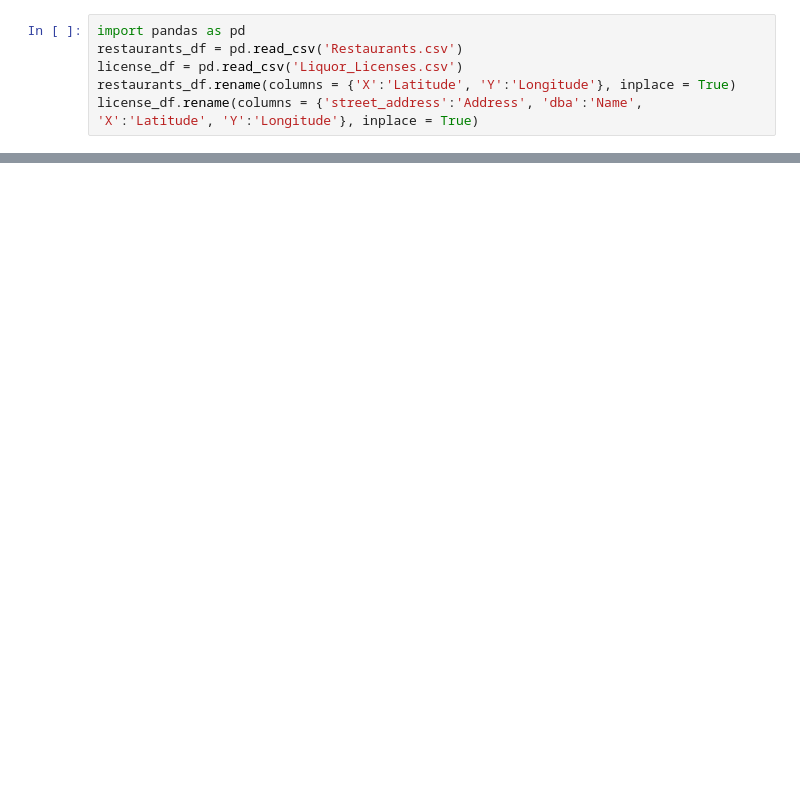
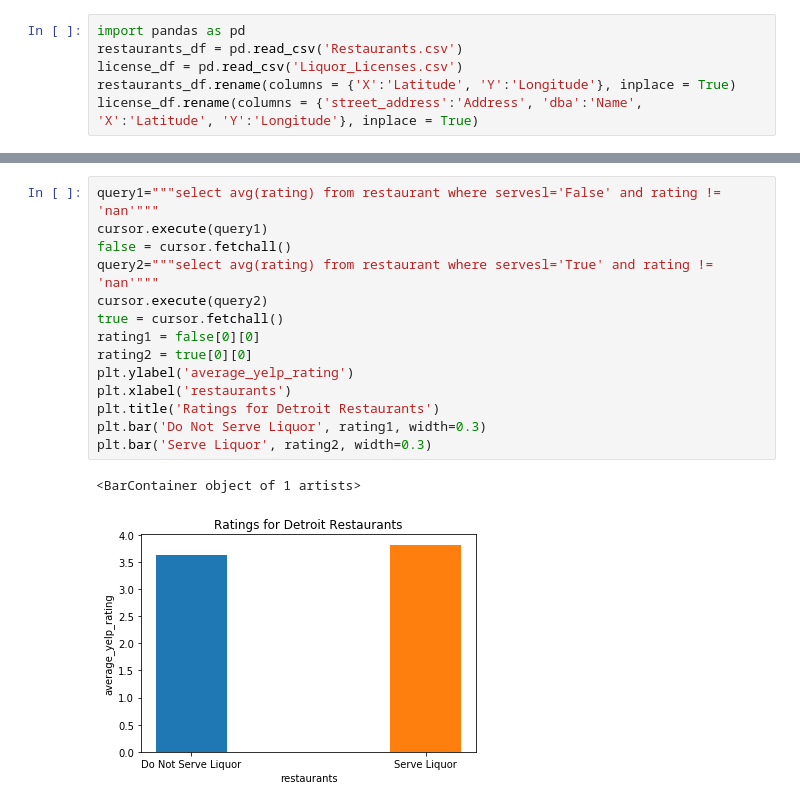
Before and after one commit to wijj/si330-project, a Jupyter notebook: FINAL.ipynb, the cells around one changed output, grey strips where cells are left out. Cells and saved outputs as stored; diff of their text form; blank space fills up the shorter version.

```diff
--- a/FINAL.ipynb
+++ b/FINAL.ipynb
@@ -78,0 +239,17 @@ ERROR: Command errored out with exit status 1: python setup.py egg_info Check th
+# %%
+query1="""select avg(rating) from restaurant where servesl='False' and rating != 'nan'"""
+cursor.execute(query1)
+false = cursor.fetchall()
+query2="""select avg(rating) from restaurant where servesl='True' and rating != 'nan'"""
+cursor.execute(query2)
+true = cursor.fetchall()
+rating1 = false[0][0]
+rating2 = true[0][0]
+plt.ylabel('average_yelp_rating')
+plt.xlabel('restaurants')
+plt.title('Ratings for Detroit Restaurants')
+plt.bar('Do Not Serve Liquor', rating1, width=0.3)
+plt.bar('Serve Liquor', rating2, width=0.3)
+# %% [output]
+<BarContainer object of 1 artists>
+[figure, added]
```
Also changed, not shown: parts of 15 cells of this notebook.
